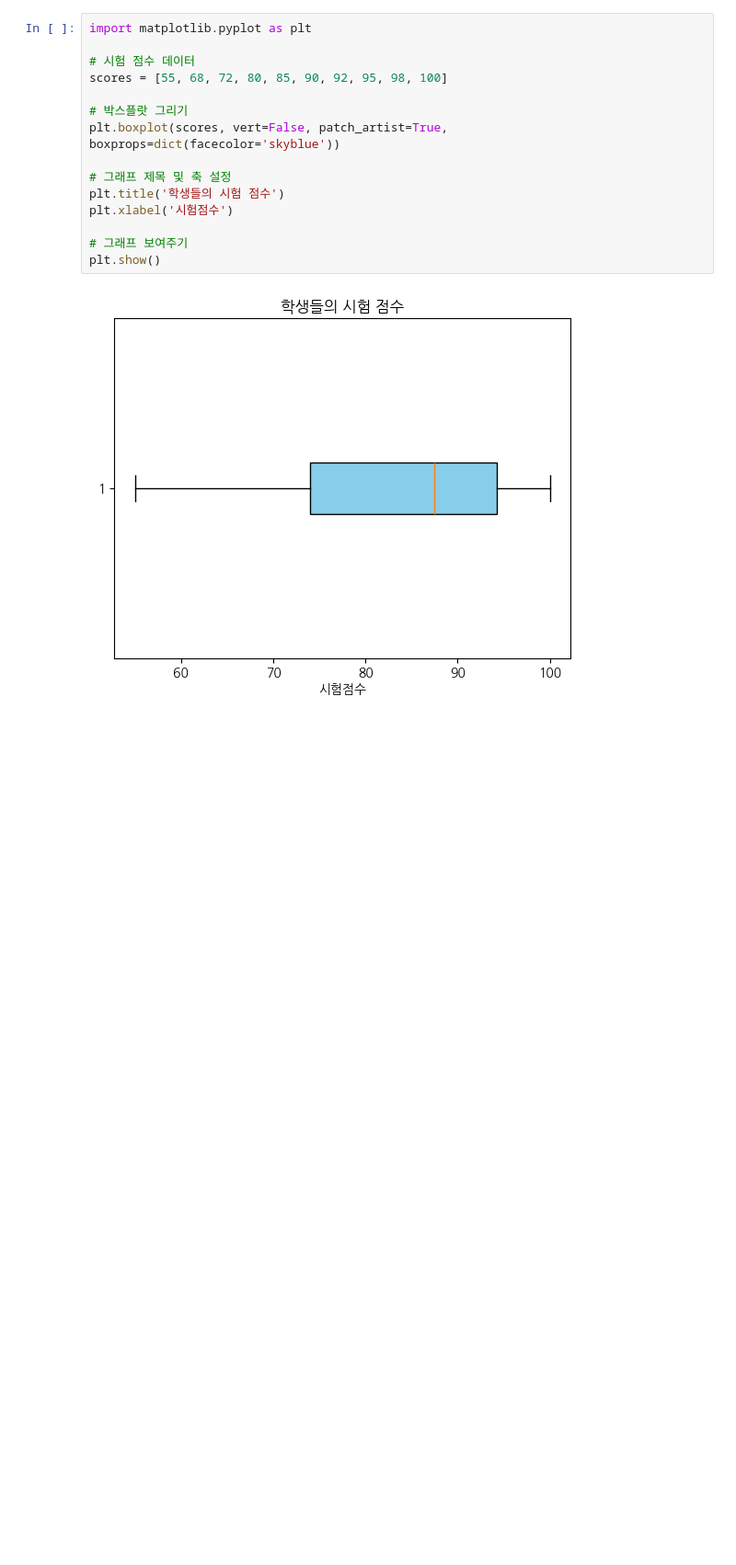
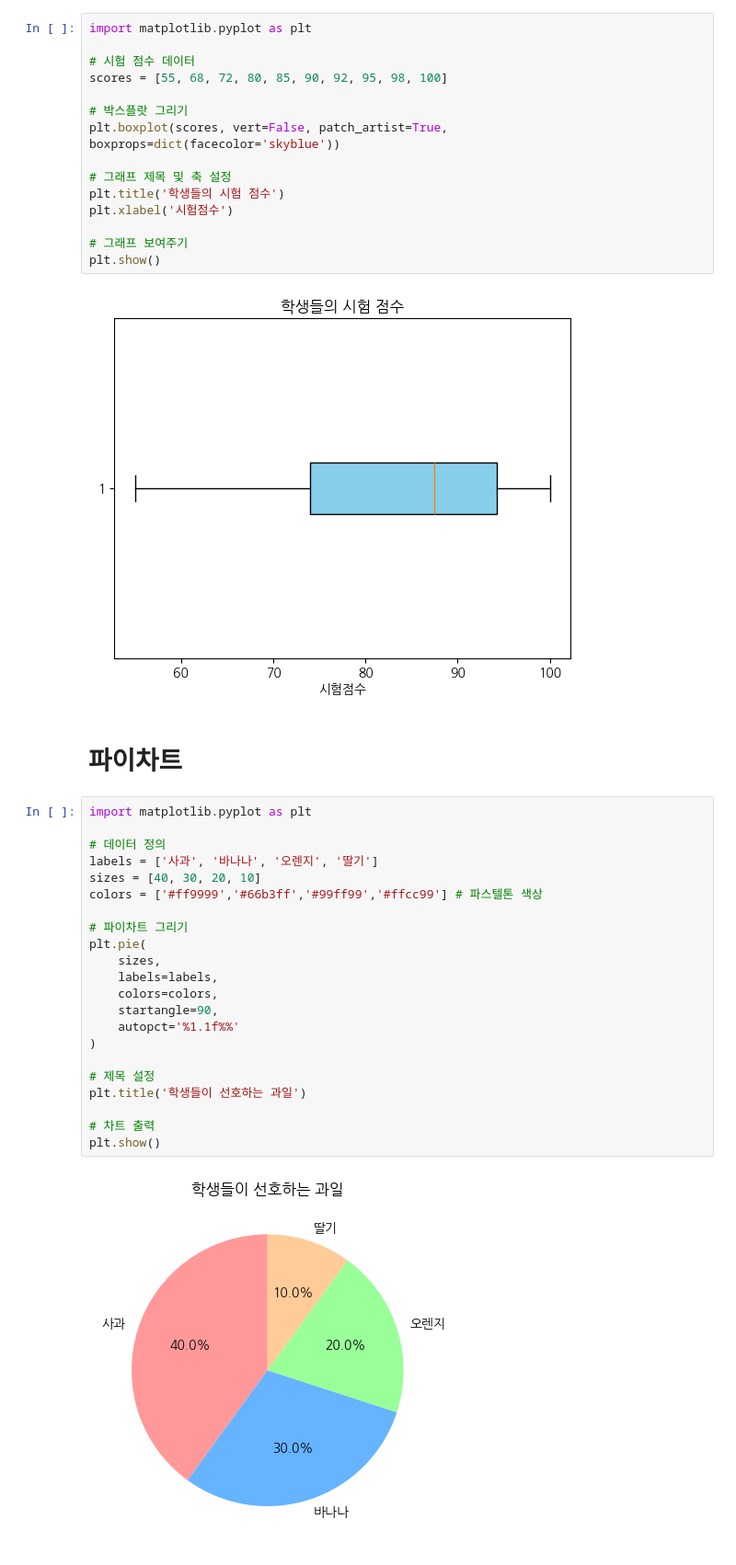
Before and after one commit to denverkim/DataAnalysis, a Jupyter notebook: 기본_시각화.ipynb, the cells around one changed output. Shown: that part at 92% size. Cells and saved outputs as stored; diff of their text form; blank space fills up the shorter version.

```diff
--- a/기본_시각화.ipynb
+++ b/기본_시각화.ipynb
@@ -110,3 +110,29 @@ plt.xlabel('시험점수')
 plt.show()
 # %% [output]
 [figure]
+# %% [markdown]
+# 파이차트
+# %%
+import matplotlib.pyplot as plt
+
+# 데이터 정의
+labels = ['사과', '바나나', '오렌지', '딸기']
+sizes = [40, 30, 20, 10]
+colors = ['#ff9999','#66b3ff','#99ff99','#ffcc99'] # 파스텔톤 색상
+
+# 파이차트 그리기
+plt.pie(
+    sizes,
+    labels=labels,
+    colors=colors,
+    startangle=90,
+    autopct='%1.1f%%'
+)
+
+# 제목 설정
+plt.title('학생들이 선호하는 과일')
+
+# 차트 출력
+plt.show()
+# %% [output]
+[figure, added]
```
